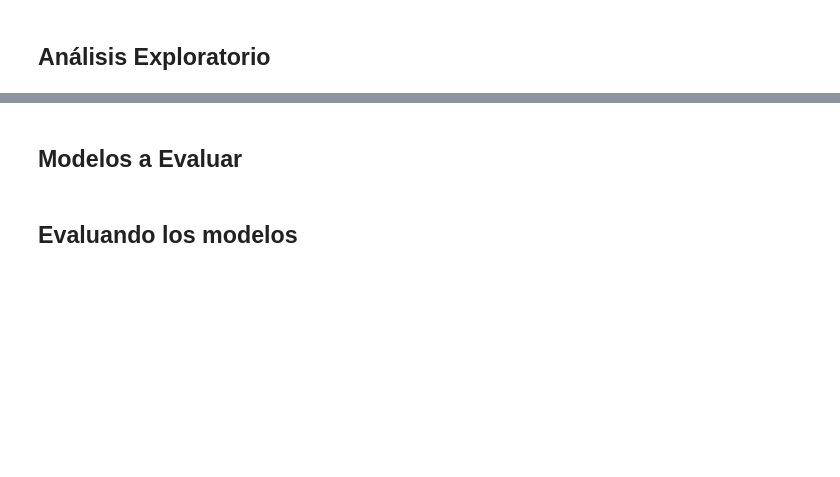
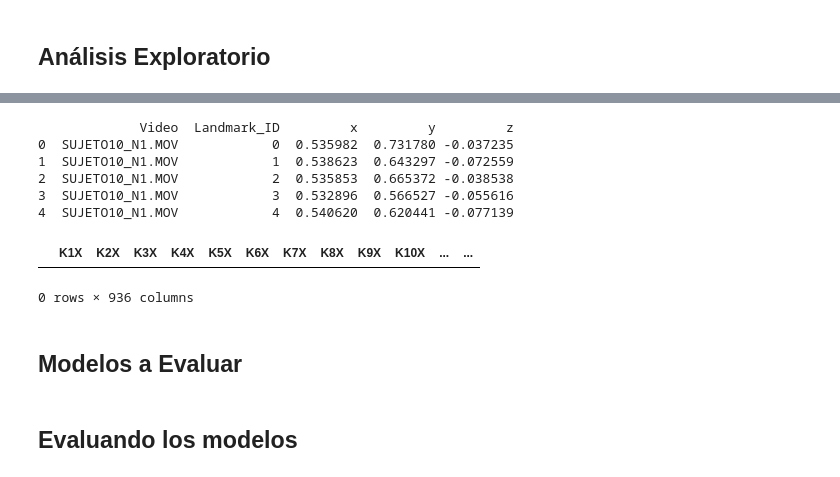
Before and after one commit to Ariana1998/Emociones, a Jupyter notebook: Notebook.ipynb, the cells around one changed output, grey strips where cells are left out. Cells and saved outputs as stored; diff of their text form; code cells hidden in the pictures; blank space fills up the shorter version.

```diff
--- a/Notebook.ipynb
+++ b/Notebook.ipynb
@@ -43,3 +445,78 @@ warnings.filterwarnings("ignore", category=DeprecationWarning)
+# %%
+
+
+# Inicializa MediaPipe FaceMesh
+mp_face_mesh = mp.solutions.face_mesh
+mp_drawing = mp.solutions.drawing_utils
+mp_drawing_styles = mp.solutions.drawing_styles
+
+# Lista para almacenar los datos de los landmarks
+landmarks_data = []
+
+# Carpeta que contiene los videos
+videos_folder = './Videos/'
+
+# Lista todos los archivos en la carpeta que terminan con _N1.MOV
+video_files = [f for f in os.listdir(videos_folder) if f.endswith('_N1.MOV')]
+
+# Procesa cada video que cumple con el criterio
+for video_file in video_files:
+    video_path = os.path.join(videos_folder, video_file)
+    cap = cv2.VideoCapture(video_path)
+
+    with mp_face_mesh.FaceMesh(
+        max_num_faces=1,
+        refine_landmarks=True,
+        min_detection_confidence=0.5,
+        min_tracking_confidence=0.5) as face_mesh:
+
+        while cap.isOpened():
+            success, image = cap.read()
+            if not success:
+                break  # Fin del video
+
+            # Preprocesa la imagen
+            image = cv2.resize(image, (720, 540))
+            image_rgb = cv2.cvtColor(image, cv2.COLOR_BGR2RGB)
+            results = face_mesh.process(image_rgb)
+
+            # Extrae landmarks faciales si están disponibles
+            if results.multi_face_landmarks:
+                for face_landmarks in results.multi_face_landmarks:
+                    # Extrae landmarks y los almacena en la lista
+                    for idx, landmark in enumerate(face_landmarks.landmark):
+                        landmarks_data.append({
+                            'Video': video_file,
+                            'Landmark_ID': idx,
+                            'x': landmark.x,
+                            'y': landmark.y,
+                            'z': landmark.z
+                        })
+
+    cap.release()
+
+# Crea un DataFrame a partir de la lista de datos
+df_all_videos_landmarks = pd.DataFrame(landmarks_data)
+
+cv2.destroyAllWindows()
+
+# Muestra los primeros registros del DataFrame
+print(df_all_videos_landmarks.head())
+
+# Opcional: Guarda el DataFrame a un archivo CSV
+# df_all_videos_landmarks.to_csv('video_landmarks_N1.csv', index=False)
+# %% [output]
+             Video  Landmark_ID         x         y         z
+0  SUJETO10_N1.MOV            0  0.535982  0.731780 -0.037235
+1  SUJETO10_N1.MOV            1  0.538623  0.643297 -0.072559
+2  SUJETO10_N1.MOV            2  0.535853  0.665372 -0.038538
+3  SUJETO10_N1.MOV            3  0.532896  0.566527 -0.055616
+4  SUJETO10_N1.MOV            4  0.540620  0.620441 -0.077139
+# %%
+df
+# %% [output]
+|  | K1X | K2X | K3X | K4X | K5X | K6X | K7X | K8X | K9X | K10X | ... | ... |
+0 rows × 936 columns
 # %% [markdown]
 ## Modelos a Evaluar
 # %% [markdown]
```
Also changed, not shown: parts of 17 cells of this notebook, 1 other file.
